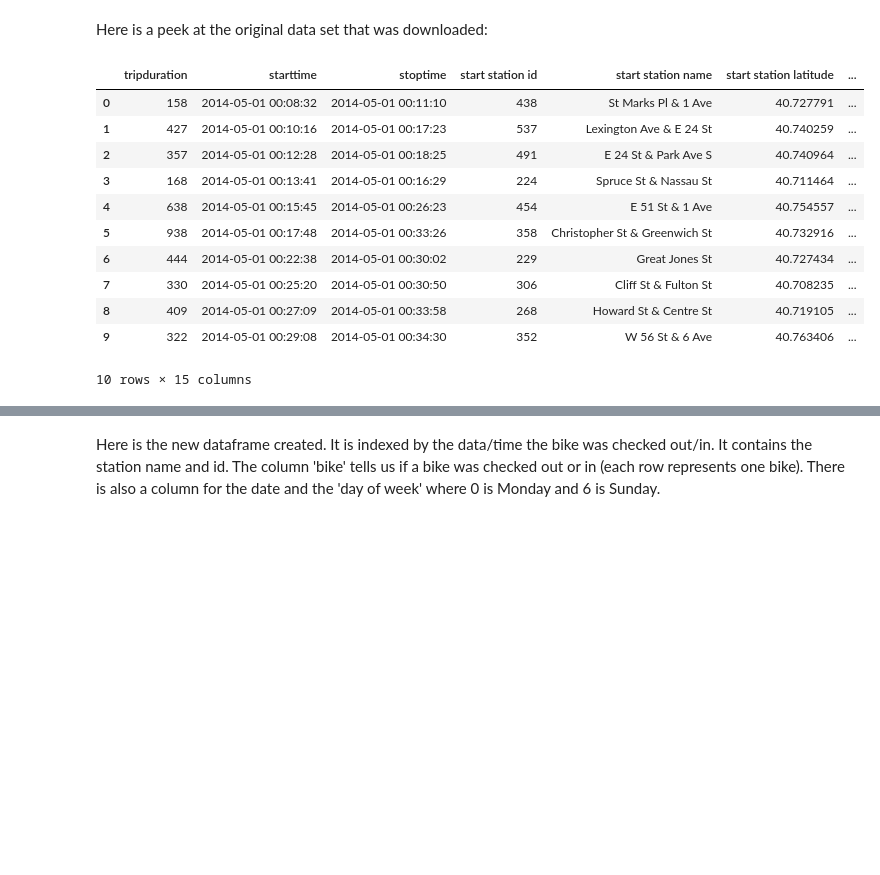
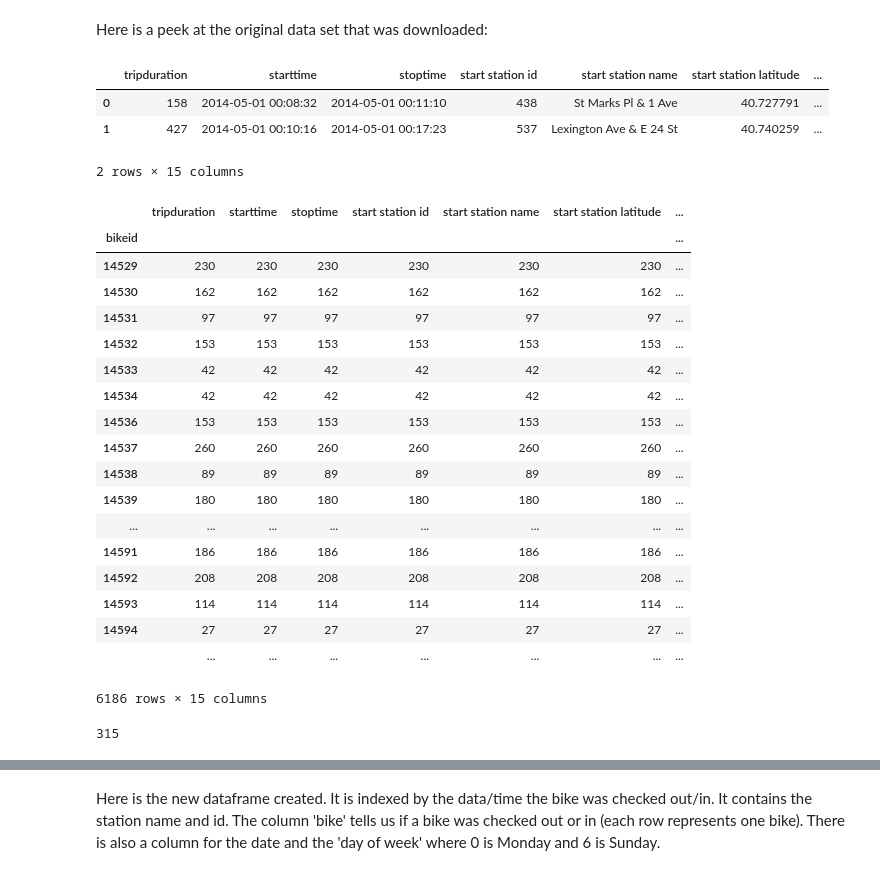
Before and after one commit to deenapatel/citibike, a Jupyter notebook: Citibike.ipynb, the cells around one changed output, grey strips where cells are left out. Drawn from its saved outputs; the diff is of its cells as text; code cells hidden in the pictures; blank space fills up the shorter version.

```diff
--- a/Citibike.ipynb
+++ b/Citibike.ipynb
@@ -6,6 +6,8 @@ import datetime as dt
 import matplotlib.pyplot as plt
 
 df = pd.read_csv('citibike_data/2014-05-CitiBikeTripData.csv') #reading in file to dataframe
+df['starttime']=pd.to_datetime(df['starttime']) #converting time strings into datetime format var
+df['stoptime']=pd.to_datetime(df['stoptime'])   #converting time strings into datetime format var
 startdf=df[['starttime','start station id','start station name']] # contains starting stations and times
 startdf.columns = ['time','station id','station name']
 startdf['bike']=-1 # start of trip removes a bike from station
@@ -14,25 +16,63 @@ enddf.columns = ['time','station id','station name']
 enddf['bike']=1 #end of trip adds a bike to the station
 stationdf = pd.concat([startdf,enddf],ignore_index = True) #contains starting and ending stations
 stationdf = stationdf.sort('time').reset_index(drop=True)
-stationdf['datetime']=pd.to_datetime(stationdf.time) # converting time as string into datetime
-stationdf.drop('time',axis=1,inplace=True) # removing time as string column
-stationdf.set_index('datetime',inplace=True) # datetime is now the index
+#stationdf['datetime']=pd.to_datetime(stationdf.time) # converting time as string into datetime
+#stationdf.drop('time',axis=1,inplace=True) # removing time as string column
+stationdf.set_index('time',inplace=True) # datetime is now the index
 stationdf['dayofweek']=stationdf.index.dayofweek #adding column with day-of-week 0=Monday,...
 stationdf['date']=stationdf.index.date
 # %% [markdown]
 Here is a peek at the original data set that was downloaded:
 # %%
-df[:10]
+df[:2]
 # %% [output]
 |  | tripduration | starttime | stoptime | start station id | start station name | start station latitude | ... |
 | 0 | 158 | 2014-05-01 00:08:32 | 2014-05-01 00:11:10 | 438 | St Marks Pl & 1 Ave | 40.727791 | ... |
 | 1 | 427 | 2014-05-01 00:10:16 | 2014-05-01 00:17:23 | 537 | Lexington Ave & E 24 St | 40.740259 | ... |
-| 2 | 357 | 2014-05-01 00:12:28 | 2014-05-01 00:18:25 | 491 | E 24 St & Park Ave S | 40.740964 | ... |
-| 3 | 168 | 2014-05-01 00:13:41 | 2014-05-01 00:16:29 | 224 | Spruce St & Nassau St | 40.711464 | ... |
-| 4 | 638 | 2014-05-01 00:15:45 | 2014-05-01 00:26:23 | 454 | E 51 St & 1 Ave | 40.754557 | ... |
-| 5 | 938 | 2014-05-01 00:17:48 | 2014-05-01 00:33:26 | 358 | Christopher St & Greenwich St | 40.732916 | ... |
-| 6 | 444 | 2014-05-01 00:22:38 | 2014-05-01 00:30:02 | 229 | Great Jones St | 40.727434 | ... |
-| 7 | 330 | 2014-05-01 00:25:20 | 2014-05-01 00:30:50 | 306 | Cliff St & Fulton St | 40.708235 | ... |
-| 8 | 409 | 2014-05-01 00:27:09 | 2014-05-01 00:33:58 | 268 | Howard St & Centre St | 40.719105 | ... |
-| 9 | 322 | 2014-05-01 00:29:08 | 2014-05-01 00:34:30 | 352 | W 56 St & 6 Ave | 40.763406 | ... |
-10 rows × 15 columns
+2 rows × 15 columns
+# %%
+df.groupby('bikeid').count()
+# %% [output]
+|  | tripduration | starttime | stoptime | start station id | start station name | start station latitude | ... |
+| bikeid |  |  |  |  |  |  | ... |
+| 14529 | 230 | 230 | 230 | 230 | 230 | 230 | ... |
+| 14530 | 162 | 162 | 162 | 162 | 162 | 162 | ... |
+| 14531 | 97 | 97 | 97 | 97 | 97 | 97 | ... |
+| 14532 | 153 | 153 | 153 | 153 | 153 | 153 | ... |
+| 14533 | 42 | 42 | 42 | 42 | 42 | 42 | ... |
+| 14534 | 42 | 42 | 42 | 42 | 42 | 42 | ... |
+| 14536 | 153 | 153 | 153 | 153 | 153 | 153 | ... |
+| 14537 | 260 | 260 | 260 | 260 | 260 | 260 | ... |
+| 14538 | 89 | 89 | 89 | 89 | 89 | 89 | ... |
+| 14539 | 180 | 180 | 180 | 180 | 180 | 180 | ... |
+| ... | ... | ... | ... | ... | ... | ... | ... |
+| 14591 | 186 | 186 | 186 | 186 | 186 | 186 | ... |
+| 14592 | 208 | 208 | 208 | 208 | 208 | 208 | ... |
+| 14593 | 114 | 114 | 114 | 114 | 114 | 114 | ... |
+| 14594 | 27 | 27 | 27 | 27 | 27 | 27 | ... |
+|  | ... | ... | ... | ... | ... | ... | ... |
+6186 rows × 15 columns
+# %%
+bikedf = df[df['bikeid']==20758].sort('starttime')[['starttime','stoptime','start station id','end station id']]
+bikedf['posttime']=bikedf['starttime'].shift(-1)
+bikedf['poststation id']=bikedf['start station id'].shift(-1)
+#bikedf['pretime']=bikedf['stoptime'].shift(1)
+#bikedf['prestation id']=bikedf['end station id'].shift(1)
+bikedf['parked']=None
+bikedf['parked time']=None
+
+startdate = dt.datetime(2014,5,1)
+timerange=pd.date_range(startdate,periods=24*31,freq='H')
+
+for tm in timerange:
+    bikedf['parked'][(bikedf['stoptime']<tm)&(bikedf['posttime']>tm)]=bikedf['end station id'] #bike is at this station
+    bikedf['parked time'][(bikedf['stoptime']<tm)&(bikedf['posttime']>tm)]=tm #time it is at that station
+    bikedf['parked'][(bikedf['starttime']<=tm)&(bikedf['stoptime']>=tm)]='out' #bike is out on a ride
+    bikedf['parked time'][(bikedf['starttime']<=tm)&(bikedf['stoptime']>=tm)]=tm #time it is out
+
+    #bikedf['parked'][(bikedf['stoptime']<tm)&(bikedf['posttime']>tm)]='rebalanced' #rebalanced or at station
+    #bikedf['parked'][(bikedf['parked']=='rebalanced')&(bikedf['end station id']==bikedf['poststation id'])]=bikedf['end station id']
+
+len(bikedf)
+# %% [output]
+315
```
Also changed, not shown: parts of 8 cells of this notebook.
